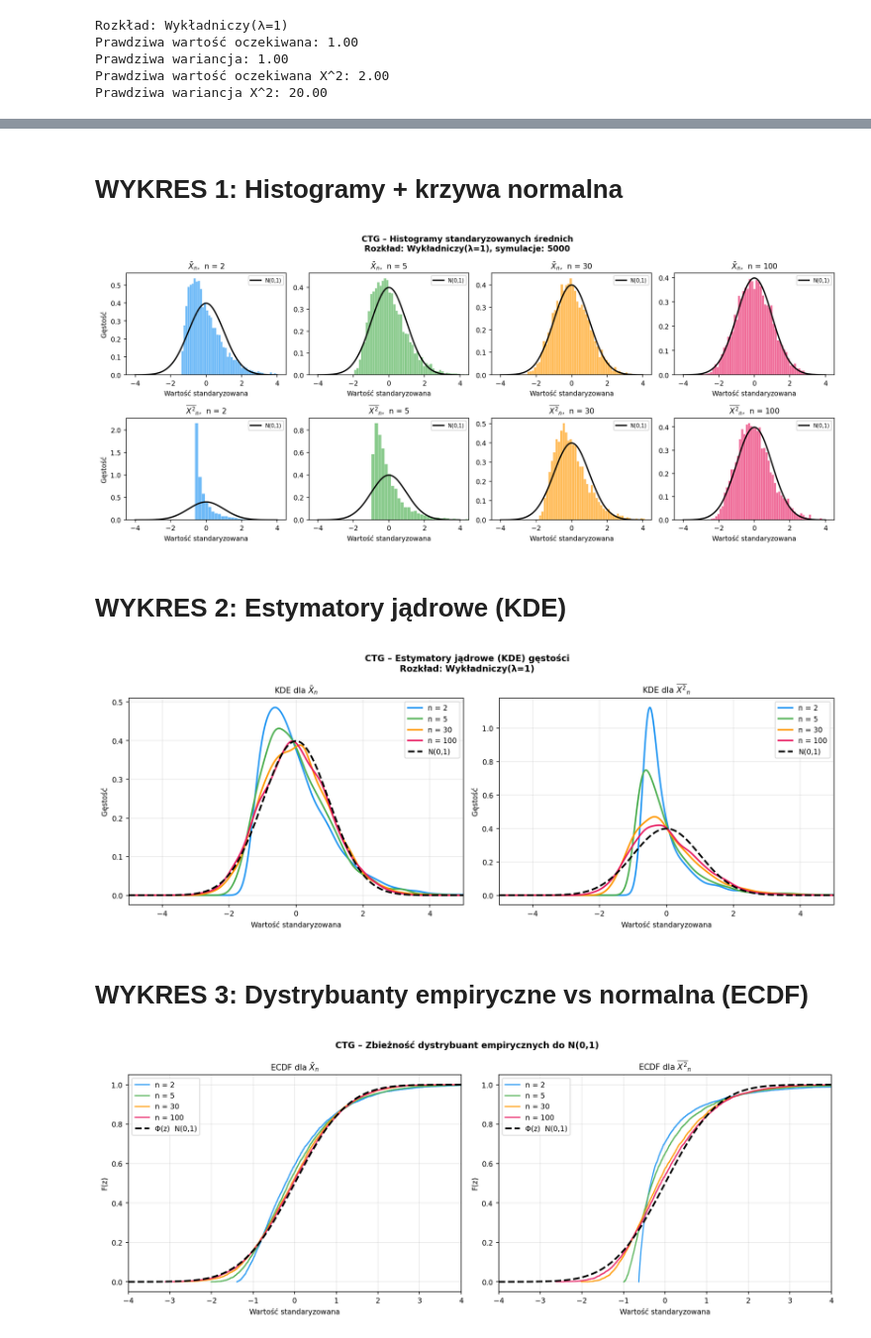
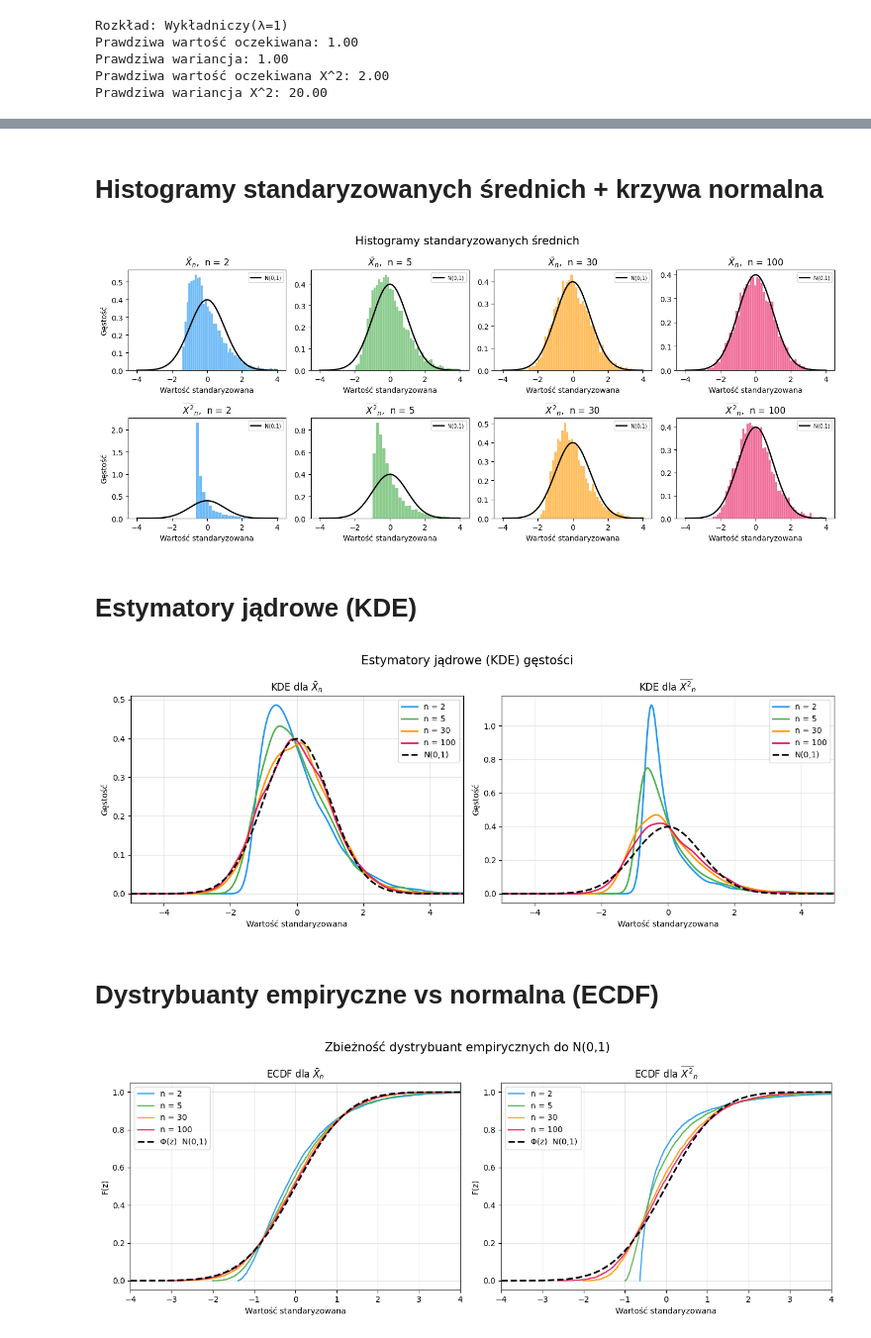
Before and after one commit to Kapturz0ny/sad-proj1, a Jupyter notebook: central_limit_theorem_ilustraction/main.ipynb, the cells around one changed output, grey strips where cells are left out. Shown at 99% size. Cells and saved outputs as stored; diff of their text form; code cells hidden in the pictures.

```diff
--- a/central_limit_theorem_ilustraction/main.ipynb
+++ b/central_limit_theorem_ilustraction/main.ipynb
@@ -13,14 +13,6 @@ from scipy.stats import norm
 warnings.filterwarnings('ignore')
 # %%
 np.random.seed(42)
-
-plt.rcParams.update({
-    'font.family': 'DejaVu Sans',
-    'font.size': 9,
-    'axes.titlesize': 10,
-    'axes.labelsize': 9,
-    'figure.dpi': 150,
-})
 
 SAMPLE_SIZES = [2, 5, 30, 100]
 N_SIM = 5000
@@ -58,16 +50,16 @@ Prawdziwa wariancja X^2: 20.00
 x = np.linspace(dist.ppf(0.001), dist.ppf(0.99), 300)
 
 fig, ax = plt.subplots(figsize=(7, 4))
-ax.plot(x, dist.pdf(x), color='#2196F3', lw=2, label='gęstość PDF')
-ax.fill_between(x, dist.pdf(x), color='#2196F3', alpha=0.2)
-ax.set_title(f"Gęstość rozkładu: {DIST_NAME}")
+ax.plot(x, dist.pdf(x), color=COLORS[0], lw=2, label='gęstość PDF')
+ax.fill_between(x, dist.pdf(x), color=COLORS[0], alpha=0.2)
+ax.set_title(f"Gęstość rozkładu: {DIST_NAME}", fontsize=15)
 ax.set_xlabel('x')
 ax.set_ylabel('Gęstość')
 ax.grid(alpha=0.25)
 ax.legend()
 
 plt.tight_layout()
-plt.savefig(IMAGES_DIR / f"{DIST_NAME.replace(' ', '_')}_pdf.pdf")
+plt.savefig(IMAGES_DIR / f"distribution_density.pdf")
 plt.show()
 plt.close()
 # %% [output]
@@ -84,14 +76,10 @@ def simulate_means(n, n_sim=N_SIM):
 def standardize(values, true_mean, true_var, n):
     return np.sqrt(n) * (values - true_mean) / np.sqrt(true_var)
 # %% [markdown]
-#  WYKRES 1: Histogramy + krzywa normalna
+# Histogramy standaryzowanych średnich + krzywa normalna
 # %%
 fig1, axes = plt.subplots(2, len(SAMPLE_SIZES), figsize=(14, 6), constrained_layout=True)
-fig1.suptitle(
-    f"CTG – Histogramy standaryzowanych średnich\n"
-    f"Rozkład: {DIST_NAME}, symulacje: {N_SIM}",
-    fontsize=11, fontweight='bold'
-)
+fig1.suptitle(f"Histogramy standaryzowanych średnich", fontsize=15)
 
 x_range = np.linspace(-4, 4, 300)
 normal_pdf = norm.pdf(x_range)
@@ -117,19 +105,15 @@ for col, n in enumerate(SAMPLE_SIZES):
 
 plt.tight_layout()
 plt.show()
-fig1.savefig(IMAGES_DIR / "fig1_histogramy.pdf", bbox_inches='tight')
+fig1.savefig(IMAGES_DIR / "histograms.pdf", bbox_inches='tight')
 plt.close(fig1)
 # %% [output]
-[figure, old version]
+[figure, new version]
 # %% [markdown]
-#  WYKRES 2: Estymatory jądrowe (KDE)
+# Estymatory jądrowe (KDE)
 # %%
 fig2, axes = plt.subplots(1, 2, figsize=(13, 5), constrained_layout=True)
-
-fig2.suptitle(
-    f"CTG – Estymatory jądrowe (KDE) gęstości\nRozkład: {DIST_NAME}",
-    fontsize=11, fontweight='bold'
-)
+fig2.suptitle(f"Estymatory jądrowe (KDE) gęstości", fontsize=15)
 
 x_range = np.linspace(-5, 5, 500)
 
@@ -159,50 +143,47 @@ for ax, (true_mean, true_var, label) in zip(
 
 plt.tight_layout()
 plt.show()
-fig2.savefig(IMAGES_DIR / "fig2_kde.pdf", bbox_inches='tight')
+fig2.savefig(IMAGES_DIR / "kde.pdf", bbox_inches='tight')
 plt.close(fig2)
 # %% [output]
-[figure, old version]
+[figure, new version]
 # %% [markdown]
-#  WYKRES 3: Dystrybuanty empiryczne vs normalna (ECDF)
+# Dystrybuanty empiryczne vs normalna (ECDF)
 # %%
 fig3, axes = plt.subplots(1, 2, figsize=(13, 5), constrained_layout=True)
-fig3.suptitle(
-    "CTG – Zbieżność dystrybuant empirycznych do N(0,1)",
-    fontsize=11, fontweight='bold'
-)
+fig3.suptitle("Zbieżność dystrybuant empirycznych do N(0,1)", fontsize=15)
 
 x_range = np.linspace(-4, 4, 400)
 
 for ax, (true_mean, true_var, label) in zip(
     axes,
     [(TRUE_MEAN, TRUE_VAR, r"$\bar{X}_n$"), (TRUE_MEAN_X2, TRUE_VAR_X2, r"$\overline{X^2}_n$")]
 ):
     for col, n in enumerate(SAMPLE_SIZES):
         xbar, xbar_sq = simulate_means(n)
 
         z = standardize(
             xbar if label == r"$\bar{X}_n$" else xbar_sq,
             true_mean, true_var, n
         )
 
         z_sorted = np.sort(z)
         ecdf = np.arange(1, len(z_sorted) + 1) / len(z_sorted)
 
         ax.step(z_sorted, ecdf, color=COLORS[col], lw=1.5, alpha=0.9, label=f"n = {n}")
 
     ax.plot(x_range, norm.cdf(x_range), 'k--', lw=2.2, label='Φ(z)  N(0,1)')
     ax.set_title(f"ECDF dla {label}")
     ax.set_xlabel("Wartość standaryzowana")
     ax.set_ylabel("F(z)")
     ax.set_xlim(-4, 4)
     ax.legend()
     ax.grid(True, alpha=0.3)
 
 plt.tight_layout()
 plt.show()
-fig3.savefig(IMAGES_DIR / "fig3_ecdf.pdf", bbox_inches='tight')
+fig3.savefig(IMAGES_DIR / "ecdf.pdf", bbox_inches='tight')
 plt.close(fig3)
 # %% [output]
-[figure, old version]
+[figure, new version]
 # %% [markdown]
```
Also changed, not shown: parts of 5 cells of this notebook, 12 other files.
